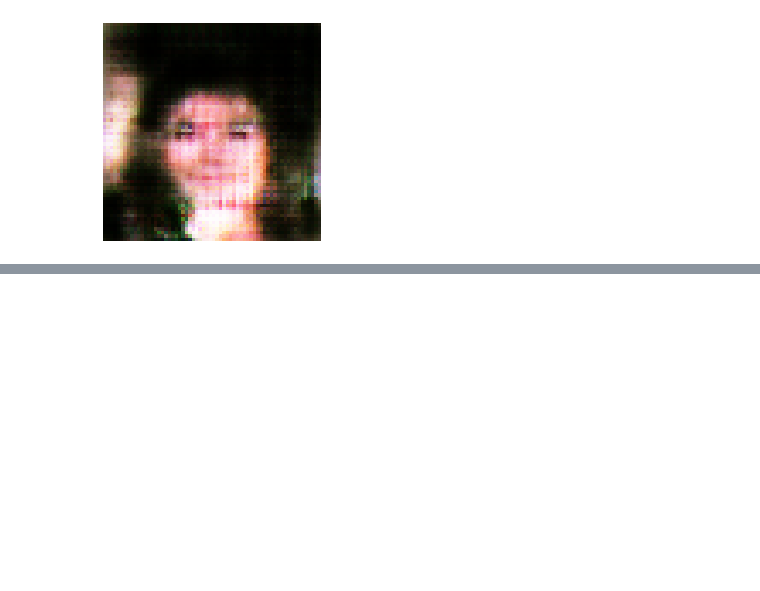
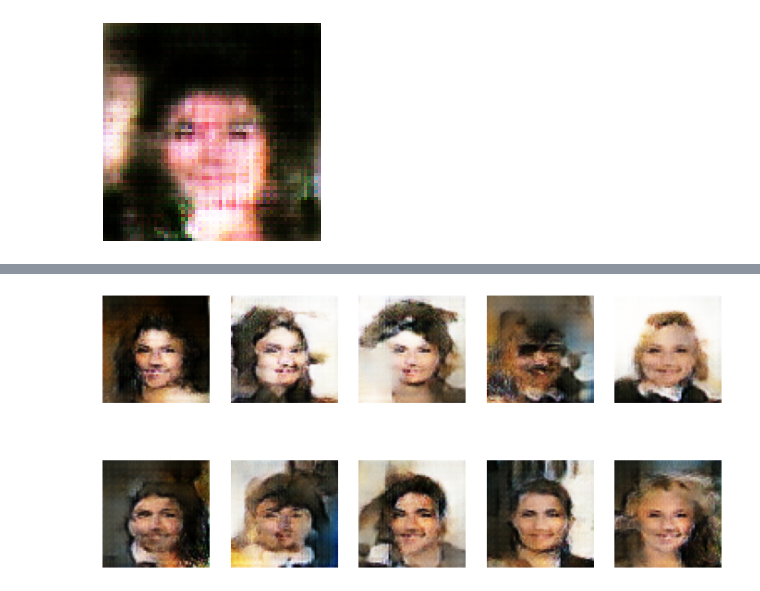
Before and after one commit to luongtruong77/deep-learning-fake-faces-generator, a Jupyter notebook: notebooks/baseline-model.ipynb, the cells around one changed output, grey strips where cells are left out. Drawn from its saved outputs; the diff is of its cells as text; code cells hidden in the pictures; blank space fills up the shorter version.

```diff
--- a/notebooks/baseline-model.ipynb
+++ b/notebooks/baseline-model.ipynb
@@ -38,0 +54,14 @@ plt.show()
+# %%
+latent_dim = 128
+random_latent_vectors = tf.random.normal(shape=(10, latent_dim))
+generated_images = generator_10(random_latent_vectors)
+generated_images *= 255
+generated_images.numpy()
+plt.figure(figsize=(12,6))
+for i in range(10):
+  plt.subplot(2, 5, i+1)
+  plt.imshow((generated_images[i] / 255).numpy())
+  plt.axis('off')
+#plt.savefig('gdrive/MyDrive/saved_files/sample_%d.png' % (2))
+# %% [output]
+[figure, added]
```
Also changed, not shown: parts of 4 cells of this notebook, 2 other files.
